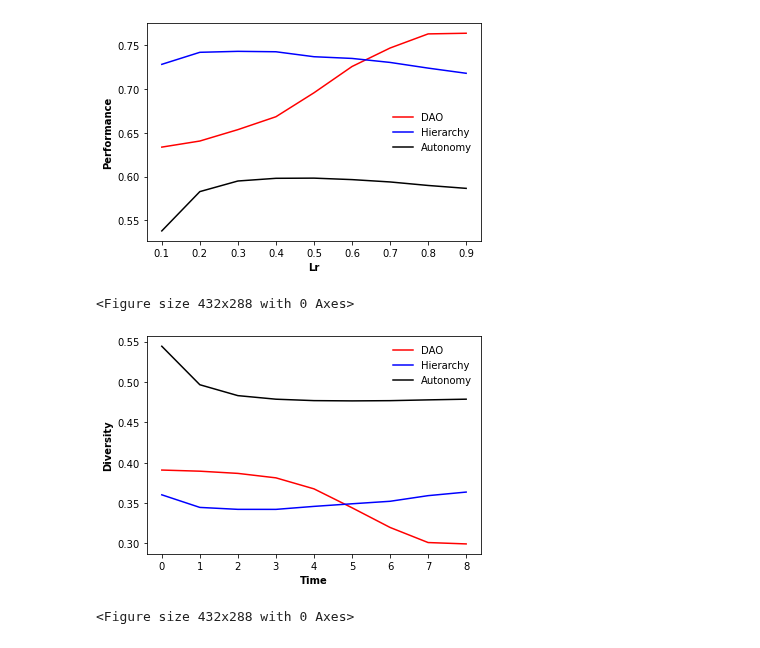
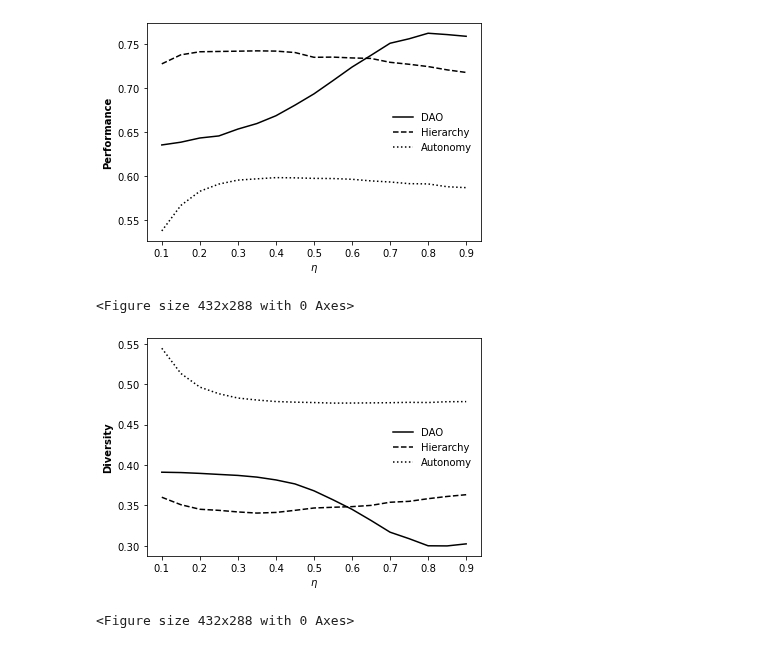
Before and after one commit to GrandJune/DAOs, a Jupyter notebook: V3/Lr/Evaluator.ipynb, the cells around one changed output. Saved outputs shown, nothing was run; the diff lists cells and outputs as text; code cells hidden in the pictures.

```diff
--- a/V3/Lr/Evaluator.ipynb
+++ b/V3/Lr/Evaluator.ipynb
@@ -3,7 +3,7 @@ import matplotlib.pyplot as plt
 import pickle
 from matplotlib import container
 # %%
-data_folder = r"E:\data\dao-0214\DAO\Lr"
+data_folder = r"E:\data\dao-0214\V3\Lr"
 dao_performance_file = data_folder + r"\dao_performance_across_lr"
 hierarchy_performance_file = data_folder + r"\hierarchy_performance_across_lr"
 autonomy_performance_file = data_folder + r"\autonomy_performance_across_lr"
@@ -45,22 +45,22 @@ with open(autonomy_diversity_file, 'rb') as infile:
 # with open(autonomy_original_performance_file, 'rb') as infile:
 #     autonomy_original_performance = pickle.load(infile)
 # %%
-x = [0.1, 0.2, 0.3, 0.4, 0.5, 0.6, 0.7, 0.8, 0.9]
+x = [0.1, 0.15, 0.2, 0.25, 0.3, 0.35, 0.4, 0.45, 0.5, 0.55, 0.6, 0.65, 0.7, 0.75, 0.8, 0.85, 0.9]
 # print(hierarchy_performance)
-plt.plot(x, dao_performance, "r-", label="DAO")
+plt.plot(x, dao_performance, "k-", label="DAO")
 # plt.plot(range(len(dao_performance)), consensus_performance, "r--", label="Consensus")
-plt.plot(x, hierarchy_performance, "b-", label="Hierarchy")
+plt.plot(x, hierarchy_performance, "k--", label="Hierarchy")
 # plt.plot(range(len(hierarchy_performance)), superior_performance, "b--", label="Superior")
-plt.plot(x, autonomy_performance, "k-", label="Autonomy")
-plt.xlabel('Lr', fontweight='bold', fontsize=10)
+plt.plot(x, autonomy_performance, "k:", label="Autonomy")
+plt.xlabel('$\\eta$', fontweight='bold', fontsize=10)
 plt.ylabel('Performance', fontweight='bold', fontsize=10)
-plt.xticks(x)
-plt.legend(frameon=False, ncol=1, fontsize=10)
-plt.savefig(data_folder + r"\DHA_performance.png", transparent=False, dpi=200)
+# plt.xticks(x)
+plt.legend(frameon=False, fontsize=10, loc="center right")
+plt.savefig(data_folder + r"\lr_performance.png", transparent=False, dpi=200)
 plt.show()
 plt.clf()
 # %% [output]
-[figure, old version]
+[figure, new version]
 <Figure size 432x288 with 0 Axes>
 # %%
 # print(len(dao_original_performance[0]))
@@ -69,18 +69,18 @@ plt.clf()
 # print(dao_original_performance[5][-1])
 # print(dao_original_performance[10][-1])
 # %%
-# Diversity
-x = range(len(dao_performance))
-plt.plot(range(len(dao_diversity)), dao_diversity, "r-", label="DAO")
-plt.plot(range(len(hierarchy_diversity)), hierarchy_diversity, "b-", label="Hierarchy")
-plt.plot(range(len(autonomy_diversity)), autonomy_diversity, "k-", label="Autonomy")
-plt.xlabel('Time', fontweight='bold', fontsize=10)
+x = [0.1, 0.15, 0.2, 0.25, 0.3, 0.35, 0.4, 0.45, 0.5, 0.55, 0.6, 0.65, 0.7, 0.75, 0.8, 0.85, 0.9]
+# print(hierarchy_performance)
+plt.plot(x, dao_diversity, "k-", label="DAO")
+plt.plot(x, hierarchy_diversity, "k--", label="Hierarchy")
+plt.plot(x, autonomy_diversity, "k:", label="Autonomy")
+plt.xlabel('$\\eta$', fontweight='bold', fontsize=10)
 plt.ylabel('Diversity', fontweight='bold', fontsize=10)
 # plt.xticks(x)
-plt.legend(frameon=False, ncol=1, fontsize=10)
-plt.savefig(data_folder + r"\DHA_diversity.png", transparent=False, dpi=200)
+plt.legend(frameon=False, fontsize=10, loc="center right")
+plt.savefig(data_folder + r"\lr_diversity.png", transparent=False, dpi=200)
 plt.show()
 plt.clf()
 # %% [output]
-[figure, old version]
+[figure, new version]
 <Figure size 432x288 with 0 Axes>
```
Also changed, not shown: 25 other files.
